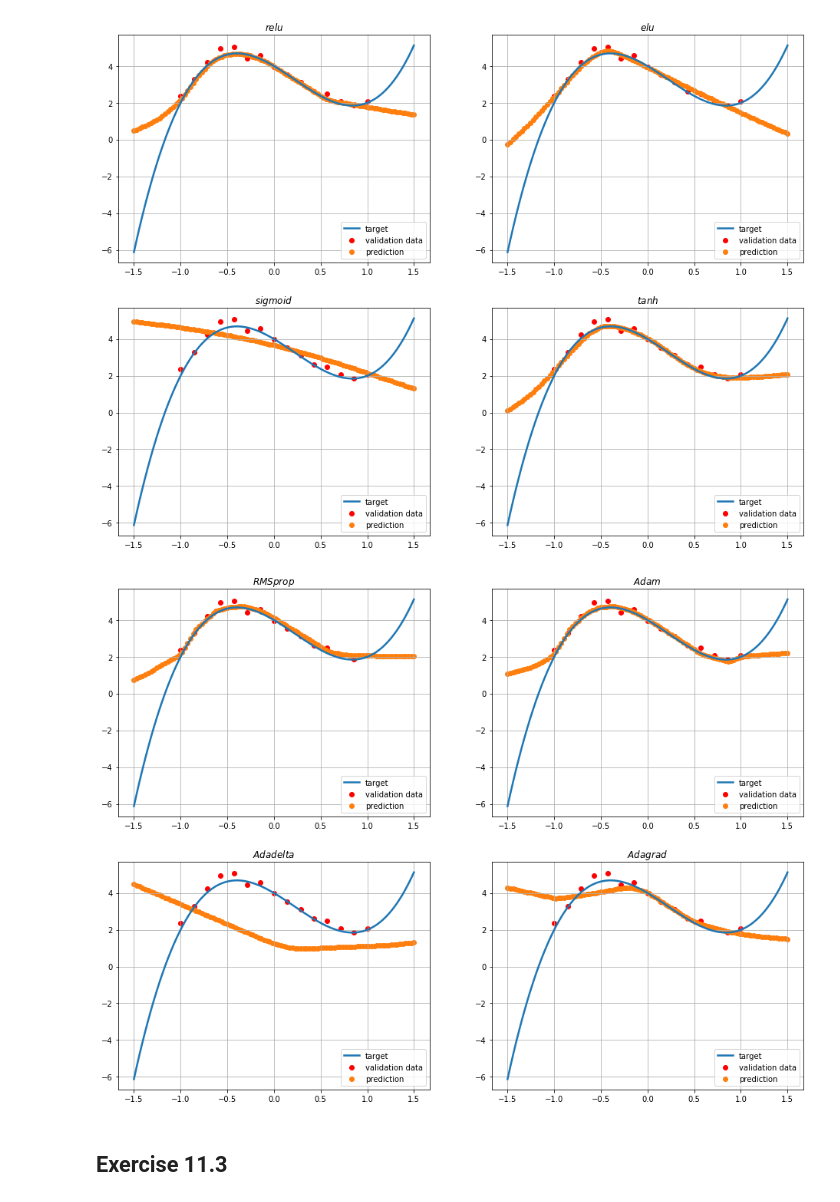
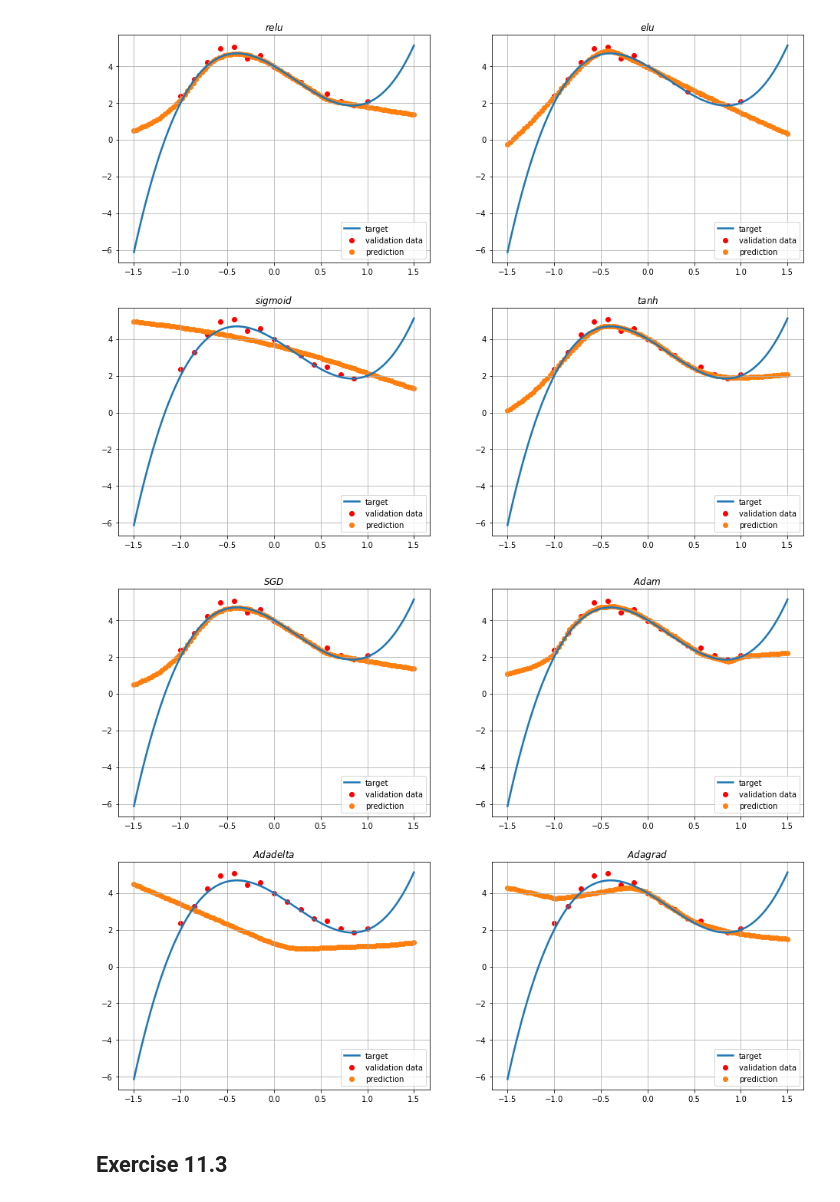
Before and after one commit to danidimic/NSL-exercise, a Jupyter notebook: LSN_Exercise_11/LSN_Exercise_11.ipynb, the cells around one changed output. Cells and saved outputs as stored; diff of their text form; code cells hidden in the pictures.

```diff
--- a/LSN_Exercise_11/LSN_Exercise_11.ipynb
+++ b/LSN_Exercise_11/LSN_Exercise_11.ipynb
@@ -187,33 +192,34 @@ plt.show()
 # %%
 def target(x):
     return 4 - 3*x - 2*x**2 + 3*x**3
 
 plt.figure(figsize=(16, 12))
 sub = [221, 222, 223, 224]
-NN = ['RMSprop', 'Adam', 'Adadelta', 'Adagrad']
+NN = ['relu', 'Adam', 'Adadelta', 'Adagrad']
+title = ['SGD', 'Adam', 'Adadelta', 'Adagrad']
+
 
 sigma = 0.2
 np.random.seed(0)
 x_valid = np.linspace(-1, 1, 15)
 y_valid = np.random.normal( target(x_valid), sigma )
 x_predicted = np.linspace(-1.5, 1.5, 100)
 
 for i in range(4):
     savedpath = "Code/exercise2/model" + str(NN[i])
     model = tf.keras.models.load_model(filepath=savedpath)
     y_predicted = model.predict(x_predicted).reshape(-1)
 
     plt.subplot(sub[i])
-    title = "$" + str(NN[i]) + "$"
-    plt.title(title)
+    plt.title("$" + str(title[i]) + "$")
     plt.scatter(x_valid, y_valid, color='r', label='validation data') #dati per validazione
     plt.scatter(x_predicted, y_predicted, color='tab:orange', label='prediction') #predizione NN
     plt.plot(x_predicted, target(x_predicted), label='target', lw=2.5) #funzione target
     plt.grid(True)
     plt.legend()
 
 plt.show()
 # %% [output]
-[figure, old version]
+[figure, new version]
 # %% [markdown]
 ## Exercise 11.3
```
Also changed, not shown: parts of 6 cells of this notebook, 37 other files.
